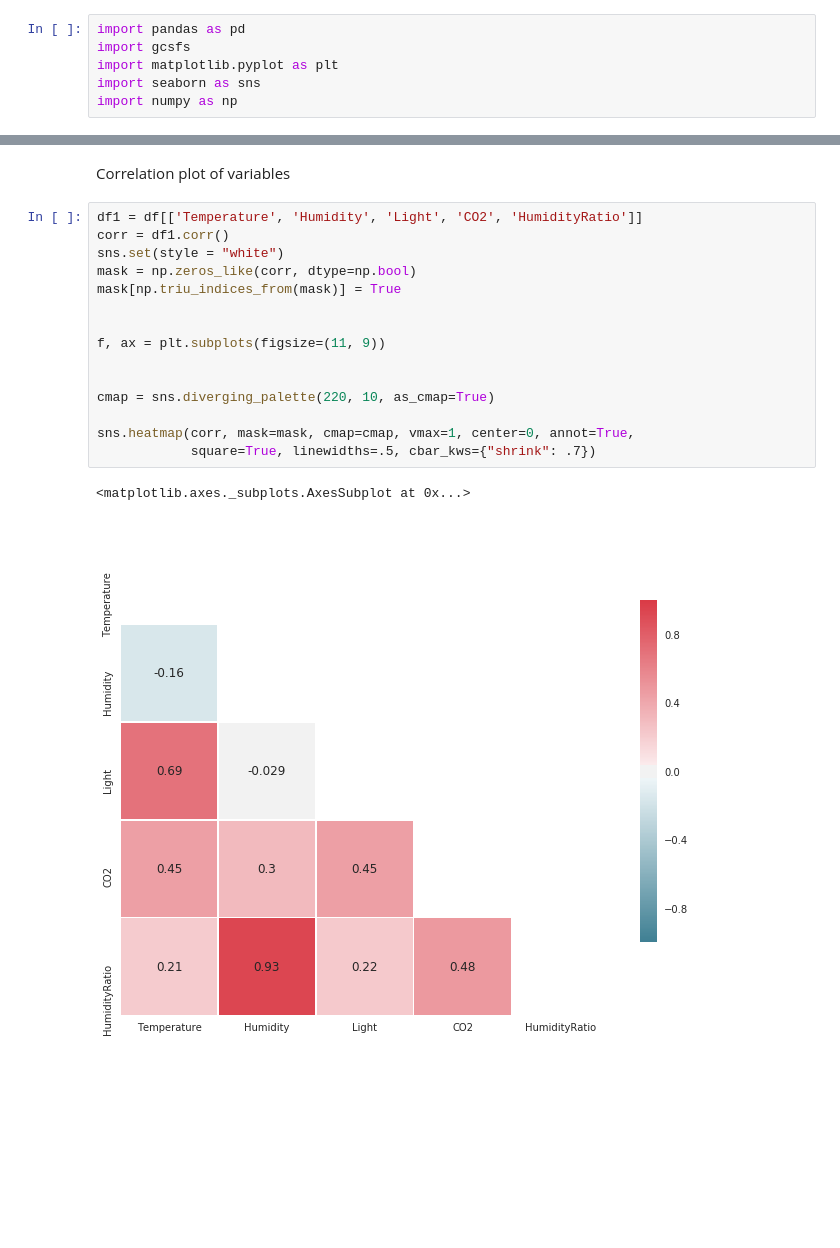
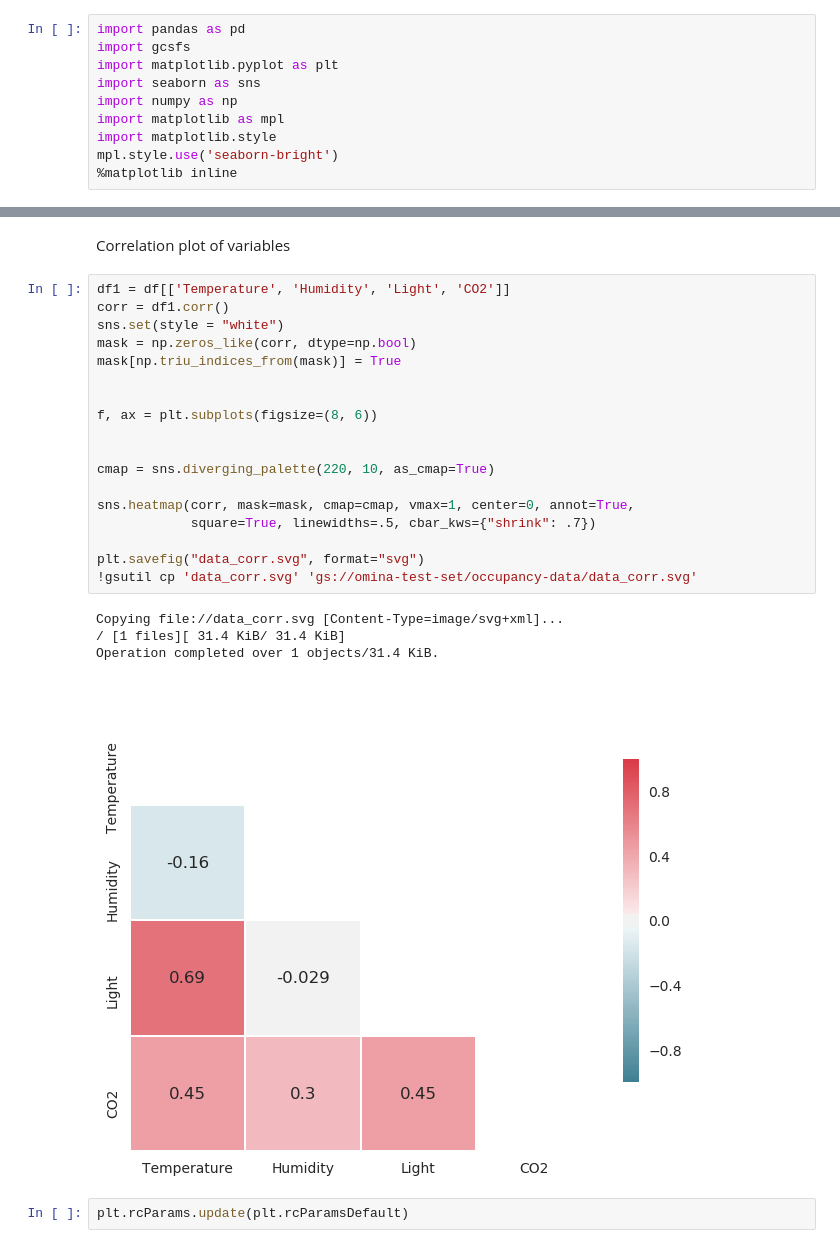
Before and after one commit to pawandhakal/LearningHub, a Jupyter notebook: Occupancy_data_project/Read_occupancy_data.ipynb, the cells around one changed output, grey strips where cells are left out. Cells and saved outputs as stored; diff of their text form; blank space fills up the shorter version.

```diff
--- a/Occupancy_data_project/Read_occupancy_data.ipynb
+++ b/Occupancy_data_project/Read_occupancy_data.ipynb
@@ -29,6 +31,10 @@ import gcsfs
 import matplotlib.pyplot as plt
 import seaborn as sns
 import numpy as np
+import matplotlib as mpl
+import matplotlib.style
+mpl.style.use('seaborn-bright')
+%matplotlib inline
 # %% [markdown]
 Reading data files from google cloud storage using gcsfs python package
 # %%
@@ -104,20 +120,27 @@ g = sns.pairplot(df,
 # %% [markdown]
 Correlation plot of variables
 # %%
-df1 = df[['Temperature', 'Humidity', 'Light', 'CO2', 'HumidityRatio']]
+df1 = df[['Temperature', 'Humidity', 'Light', 'CO2']]
 corr = df1.corr()
 sns.set(style = "white")
 mask = np.zeros_like(corr, dtype=np.bool)
 mask[np.triu_indices_from(mask)] = True
 
 
-f, ax = plt.subplots(figsize=(11, 9))
+f, ax = plt.subplots(figsize=(8, 6))
 
 
 cmap = sns.diverging_palette(220, 10, as_cmap=True)
 
 sns.heatmap(corr, mask=mask, cmap=cmap, vmax=1, center=0, annot=True,
             square=True, linewidths=.5, cbar_kws={"shrink": .7})
+
+plt.savefig("data_corr.svg", format="svg")
+!gsutil cp 'data_corr.svg' 'gs://omina-test-set/occupancy-data/data_corr.svg'
 # %% [output]
-<matplotlib.axes._subplots.AxesSubplot at 0x...>
+Copying file://data_corr.svg [Content-Type=image/svg+xml]...
+/ [1 files][ 31.4 KiB/ 31.4 KiB]
+Operation completed over 1 objects/31.4 KiB.
-[figure, old version]
+[figure, new version]
+# %%
+plt.rcParams.update(plt.rcParamsDefault)
```
Also changed, not shown: parts of 5 cells of this notebook, 14 other files.
